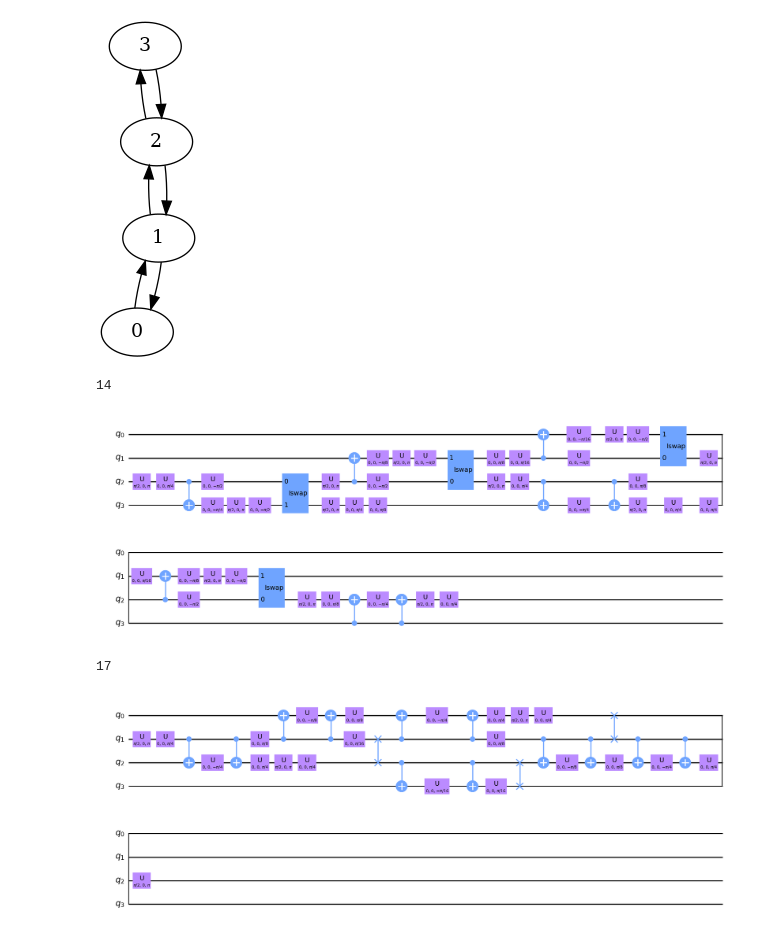
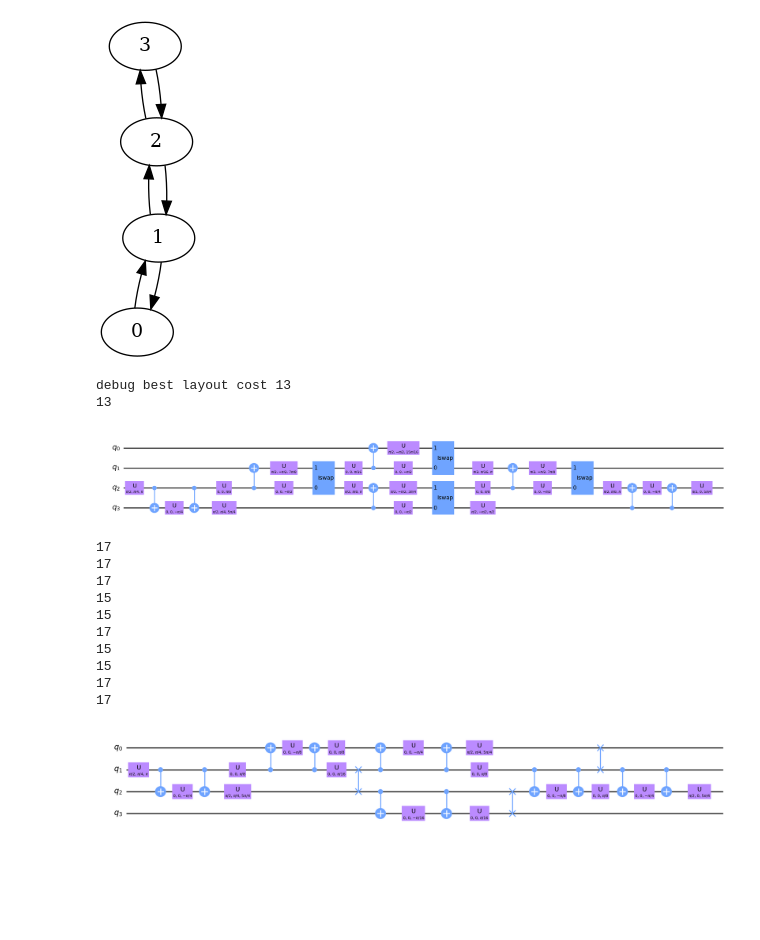
Before and after one commit to Pitt-JonesLab/mirror-gates, a Jupyter notebook: src/notebooks/bench.ipynb, the cells around one changed output. Cells and saved outputs as stored; diff of their text form; code cells hidden in the pictures; blank space fills up the shorter version.

```diff
--- a/src/notebooks/bench.ipynb
+++ b/src/notebooks/bench.ipynb
@@ -145,13 +160,16 @@ coupling_map.draw()
 # %%
 from virtual_swap.pass_managers import SabreVS, SabreQiskit
 from transpile_benchy.metrics import DepthMetric
 
-runner = SabreVS(coupling_map)  # , cx_basis=True)
-transp = runner.run(qc)
-mid = runner.pm.property_set["circuit_progress"]
-print(DepthMetric.calculate(transp))
-mid.draw(output="mpl")
+for _ in range(1):
+    runner = SabreVS(coupling_map)  # , cx_basis=True)
+    transp = runner.run(qc)
+    # mid0 = runner.pm.property_set["mid0"]
+    mid = runner.pm.property_set["circuit_progress"]
+    print(DepthMetric.calculate(transp))
+mid.draw(output="mpl", fold=-1, filename="qft_vs.svg")
 # transp.draw(output="mpl")
 # %% [output]
-14
+debug best layout cost 13
+13
-[figure, old version]
+[figure, new version]
@@ -165,14 +181,24 @@ from qiskit import transpile
 
 # qc2 = transpile(qc, initial_layout=runner.pm.property_set["layout"], coupling_map=coupling_map)
 # qc2 = transpile(qc, coupling_map=coupling_map, optimization_level=3)
-pm2 = SabreQiskit(coupling_map)  # , cx_basis=True)
-qc2 = pm2.run(qc)
-mid = pm2.pm.property_set["circuit_progress"]
-print(DepthMetric.calculate(qc2))
-mid.draw(output="mpl")
+for _ in range(10):
+    pm2 = SabreQiskit(coupling_map)  # , cx_basis=True)
+    qc2 = pm2.run(qc)
+    mid = pm2.pm.property_set["circuit_progress"]
+    print(DepthMetric.calculate(qc2))
+mid.draw(output="mpl", fold=-1, filename="qft_qiskit.svg")
 # %% [output]
 17
+17
+17
+15
+15
+17
+15
+15
+17
+17
-[figure, old version]
+[figure, new version]
 # %%
 # qc2.draw(output="mpl")
 # %%
```
Also changed, not shown: parts of 6 cells of this notebook, 8 other files.
